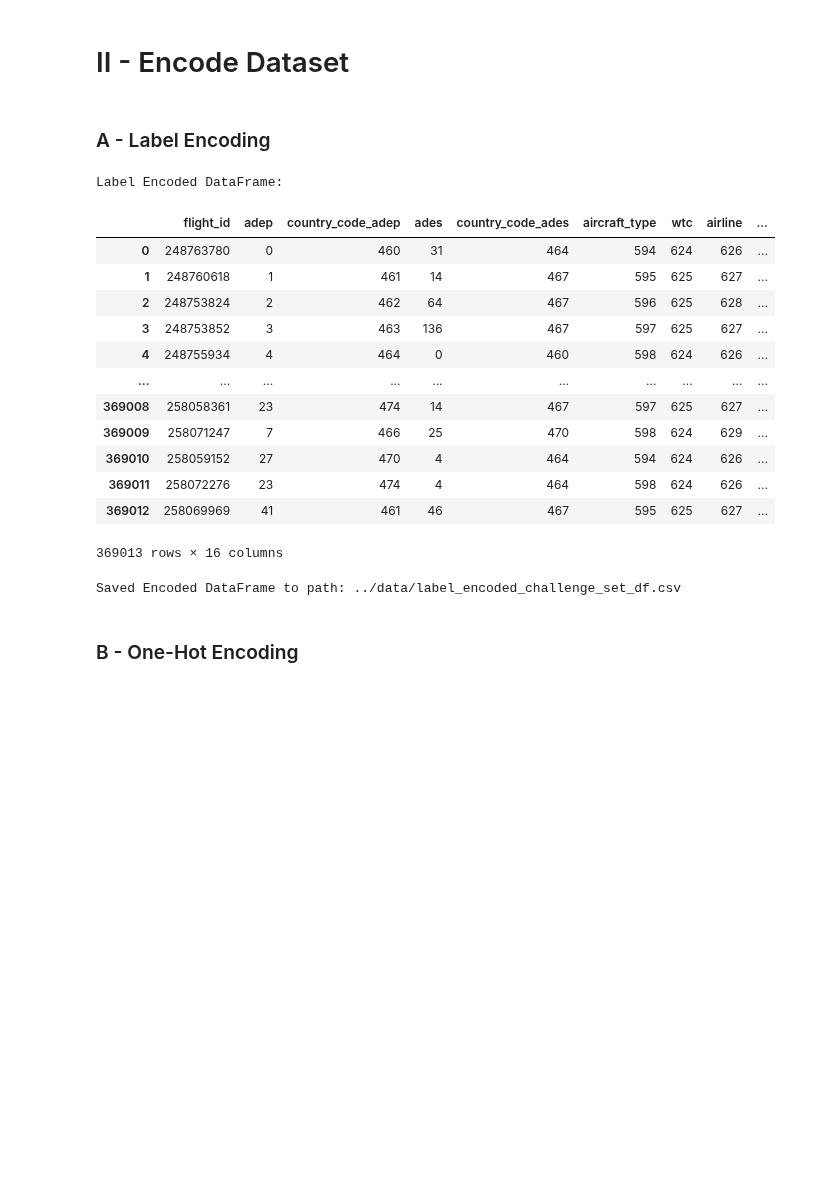
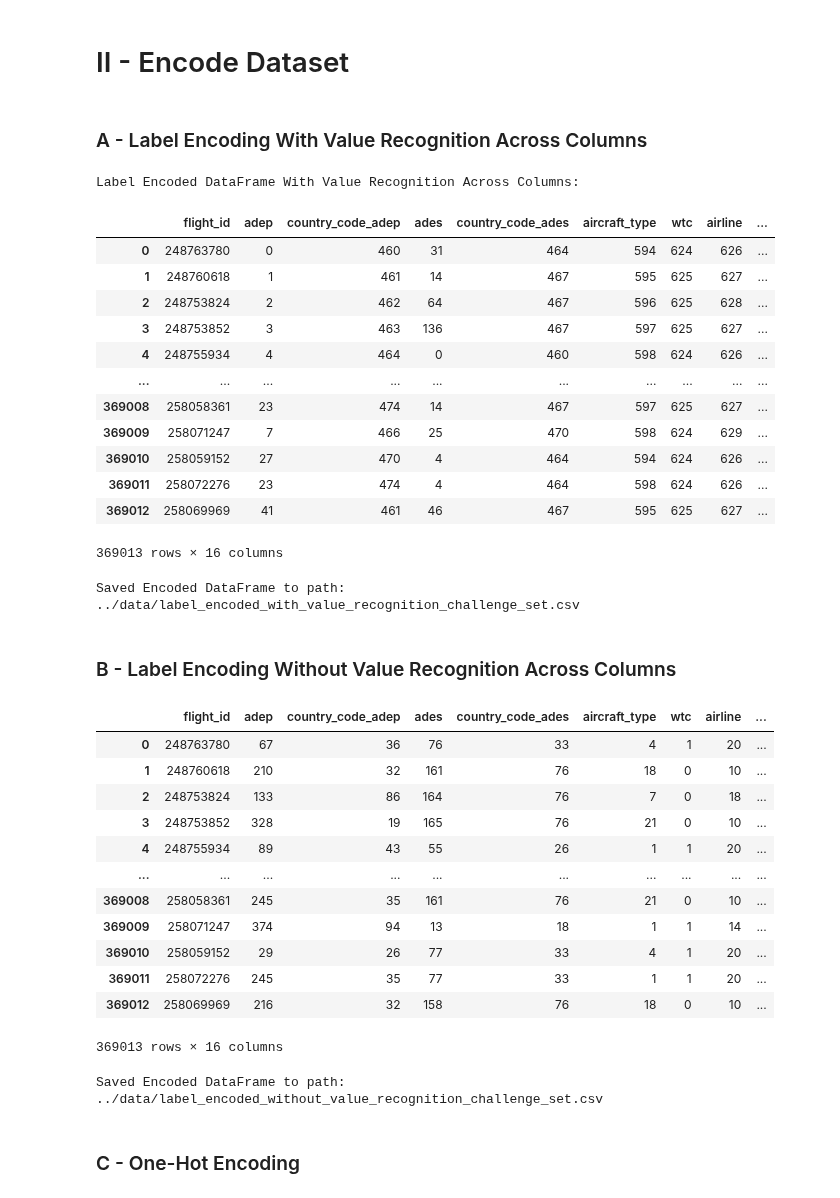
Before and after one commit to MohammedGuniem/PRC-Challenge, a Jupyter notebook: notebooks/Process Dataset.ipynb, the cells around one changed output. Drawn from its saved outputs; the diff is of its cells as text; code cells hidden in the pictures; blank space fills up the shorter version.

Commit message:
Edited the process dataset notebook to include both types of label encoding; one with value recongition across columns and one without

```diff
--- a/notebooks/Process Dataset.ipynb
+++ b/notebooks/Process Dataset.ipynb
@@ -115,7 +115,7 @@ Saved Combined DataFrame (challenge_set.csv & aircraft_max_weights.csv) to path:
 # %% [markdown]
 <h1>II - Encode Dataset</h1>
 # %% [markdown]
-<h3>A - Label Encoding</h3>
+<h3>A - Label Encoding With Value Recognition Across Columns</h3>
 # %%
 # Identify string columns
 string_columns = combined_challenge_set_df.select_dtypes(include=['object']).columns
@@ -129,18 +129,18 @@ def encode_value(value):
     return value_to_int.get(value, value)  # Encode string values, keep other values unchanged
 
 # Apply encoding only to string columns
-label_encoded_df = combined_challenge_set_df.copy()  # Create a copy of the original DataFrame
-label_encoded_df[string_columns] = label_encoded_df[string_columns].map(encode_value)
+label_encoded_with_value_recognition_challenge_set_df = combined_challenge_set_df.copy()  # Create a copy of the original DataFrame
+label_encoded_with_value_recognition_challenge_set_df[string_columns] = label_encoded_with_value_recognition_challenge_set_df[string_columns].map(encode_value)
 
-print("Label Encoded DataFrame:")
-display(label_encoded_df)
+print("Label Encoded DataFrame With Value Recognition Across Columns:")
+display(label_encoded_with_value_recognition_challenge_set_df)
 
 # Store the result in a CSV file
-path = "../data/label_encoded_challenge_set_df.csv"
-label_encoded_df.to_csv(path, index=False)
+path = "../data/label_encoded_with_value_recognition_challenge_set.csv"
+label_encoded_with_value_recognition_challenge_set_df.to_csv(path, index=False)
 print("Saved Encoded DataFrame to path:", path)
 # %% [output]
-Label Encoded DataFrame:
+Label Encoded DataFrame With Value Recognition Across Columns:
 |  | flight_id | adep | country_code_adep | ades | country_code_ades | aircraft_type | wtc | airline | ... |
 | 0 | 248763780 | 0 | 460 | 31 | 464 | 594 | 624 | 626 | ... |
 | 1 | 248760618 | 1 | 461 | 14 | 467 | 595 | 625 | 627 | ... |
@@ -154,9 +154,43 @@ Label Encoded DataFrame:
 | 369011 | 258072276 | 23 | 474 | 4 | 464 | 598 | 624 | 626 | ... |
 | 369012 | 258069969 | 41 | 461 | 46 | 467 | 595 | 625 | 627 | ... |
 369013 rows × 16 columns
-Saved Encoded DataFrame to path: ../data/label_encoded_challenge_set_df.csv
+Saved Encoded DataFrame to path: ../data/label_encoded_with_value_recognition_challenge_set.csv
+# %% [markdown]
+<h3>B - Label Encoding Without Value Recognition Across Columns</h3>
+# %%
+# Initialize LabelEncoder
+le = LabelEncoder()
+
+# Create a copy of the original DataFrame to hold the encoded data
+label_encoded_without_value_recognition_challenge_set_df = combined_challenge_set_df.copy()
+
+# Select only categorical columns and apply LabelEncoder
+label_encoded_without_value_recognition_challenge_set_df[label_encoded_without_value_recognition_challenge_set_df.select_dtypes(include=['object']).columns] = label_encoded_without_value_recognition_challenge_set_df.select_dtypes(include=['object']).apply(lambda col: le.fit_transform(col))
+
+# Display the new encoded DataFrame
+display(label_encoded_without_value_recognition_challenge_set_df)
+
+# Store the result in a CSV file
+path = "../data/label_encoded_without_value_recognition_challenge_set.csv"
+label_encoded_without_value_recognition_challenge_set_df.to_csv(path, index=False)
+print("Saved Encoded DataFrame to path:", path)
+# %% [output]
+|  | flight_id | adep | country_code_adep | ades | country_code_ades | aircraft_type | wtc | airline | ... |
+| 0 | 248763780 | 67 | 36 | 76 | 33 | 4 | 1 | 20 | ... |
+| 1 | 248760618 | 210 | 32 | 161 | 76 | 18 | 0 | 10 | ... |
+| 2 | 248753824 | 133 | 86 | 164 | 76 | 7 | 0 | 18 | ... |
+| 3 | 248753852 | 328 | 19 | 165 | 76 | 21 | 0 | 10 | ... |
+| 4 | 248755934 | 89 | 43 | 55 | 26 | 1 | 1 | 20 | ... |
+| ... | ... | ... | ... | ... | ... | ... | ... | ... | ... |
+| 369008 | 258058361 | 245 | 35 | 161 | 76 | 21 | 0 | 10 | ... |
+| 369009 | 258071247 | 374 | 94 | 13 | 18 | 1 | 1 | 14 | ... |
+| 369010 | 258059152 | 29 | 26 | 77 | 33 | 4 | 1 | 20 | ... |
+| 369011 | 258072276 | 245 | 35 | 77 | 33 | 1 | 1 | 20 | ... |
+| 369012 | 258069969 | 216 | 32 | 158 | 76 | 18 | 0 | 10 | ... |
+369013 rows × 16 columns
+Saved Encoded DataFrame to path: ../data/label_encoded_without_value_recognition_challenge_set.csv
 # %% [markdown]
-<h3>B - One-Hot Encoding</h3>
+<h3>C - One-Hot Encoding</h3>
 # %%
 # Identify categorical columns
 categorical_columns = ['adep', 'country_code_adep', 'ades', 'country_code_ades', 'aircraft_type', 'wtc', 'airline', 'month-day']
```
Also changed, not shown: parts of 5 cells of this notebook.
